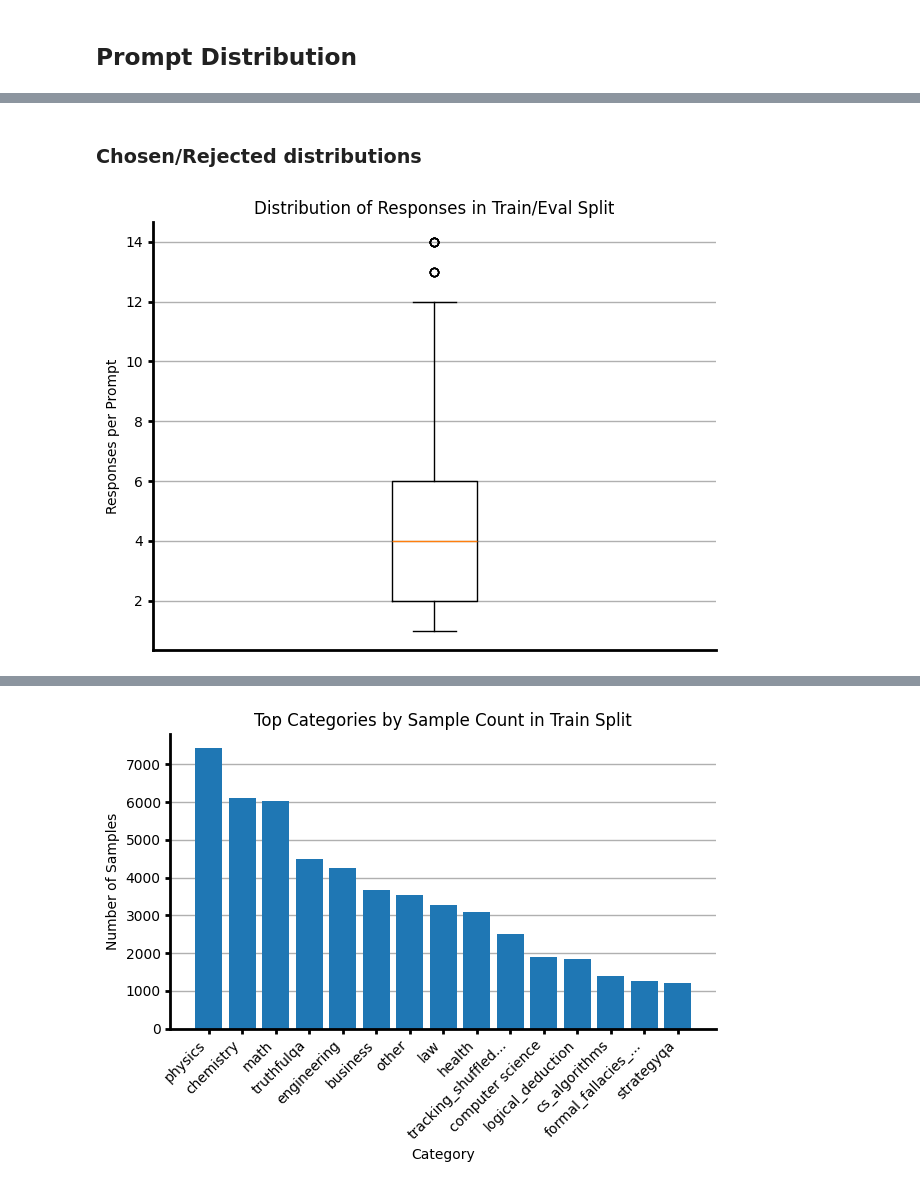
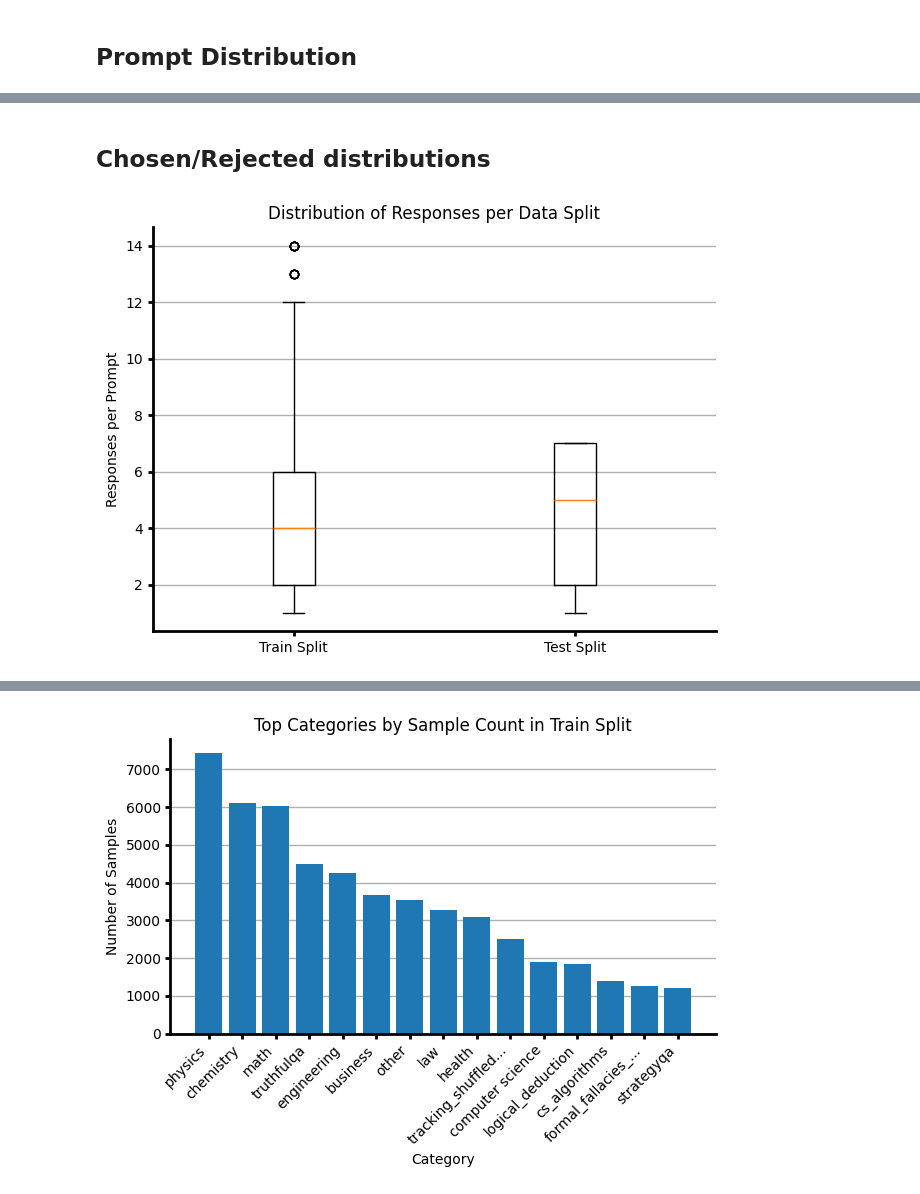
Before and after one commit to nicomu99/practical-course2, a Jupyter notebook: input_distribution_analysis.ipynb, the cells around one changed output, grey strips where cells are left out. Drawn from its saved outputs; the diff is of its cells as text; code cells hidden in the pictures.

```diff
--- a/input_distribution_analysis.ipynb
+++ b/input_distribution_analysis.ipynb
@@ -16,8 +16,8 @@ test_df = pd.read_parquet('data_analysis/agent_test.parquet')
 ## Plot styling
 # %%
 def style_wrapper(
-        axis, title=None, x_label=None, y_label=None, show_legend=True,
-        x_start_at_zero=True
+        axis, title=None, x_label=None, y_label=None, show_legend=False,
+        x_start_at_zero=False
 ):
     """
     Custom styling for matplotlib axis. Removes the upper and right spines, the remaining two
@@ -170,31 +158,26 @@ plot_prompt_distribution(test_df, title='Prompt Distribution in Test Split')
 # %% [markdown]
-### Chosen/Rejected distributions
+## Chosen/Rejected distributions
 # %%
-def plot_unique_response_distribution(df, title=None):
+def plot_unique_response_distribution(df_list, title=None):
     """
     Shows a boxplot showing the distribution of unique chosen/rejected values per prompt.
     """
 
     # Calculate unique responses per prompt
-    chosen_per_prompt = df.groupby('prompt')['chosen'].nunique()
+    chosen_per_prompt = [
+        df.groupby('prompt')['chosen'].nunique() for df in df_list
+    ]
+    labels = ['Train Split', 'Test Split']
 
     _, plot_ax = plt.subplots()
-    plot_ax.boxplot(chosen_per_prompt.values)
+    plot_ax.boxplot(chosen_per_prompt, tick_labels=labels)
     style_wrapper(
-        plot_ax,
-        title=title,
-        x_label=None,
-        y_label='Responses per Prompt',
-        show_legend=False
+        plot_ax, title=title, y_label='Responses per Prompt'
     )
-
-    # Center the box and remove tick label
-    plot_ax.set_xticks([])
-    plot_ax.set_xlim(0.5, 1.5)
 
     plt.tight_layout()
     plt.show()
 # %%
-plot_unique_response_distribution(train_df, 'Distribution of Responses in Train/Eval Split')
+plot_unique_response_distribution([train_df, test_df], 'Distribution of Responses per Data Split')
 # %% [output]
-[figure, old version]
+[figure, new version]
```
Also changed, not shown: parts of 22 cells of this notebook.
